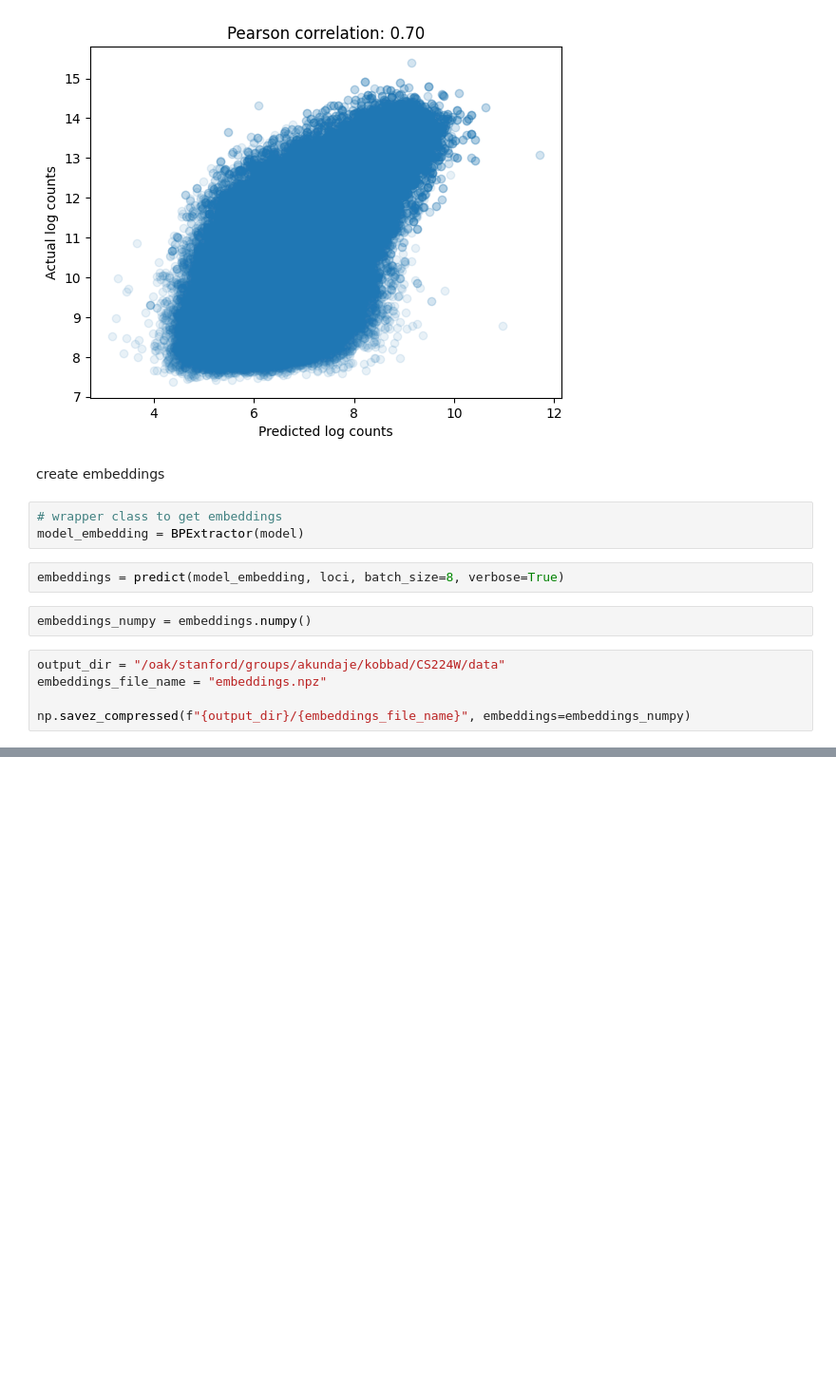
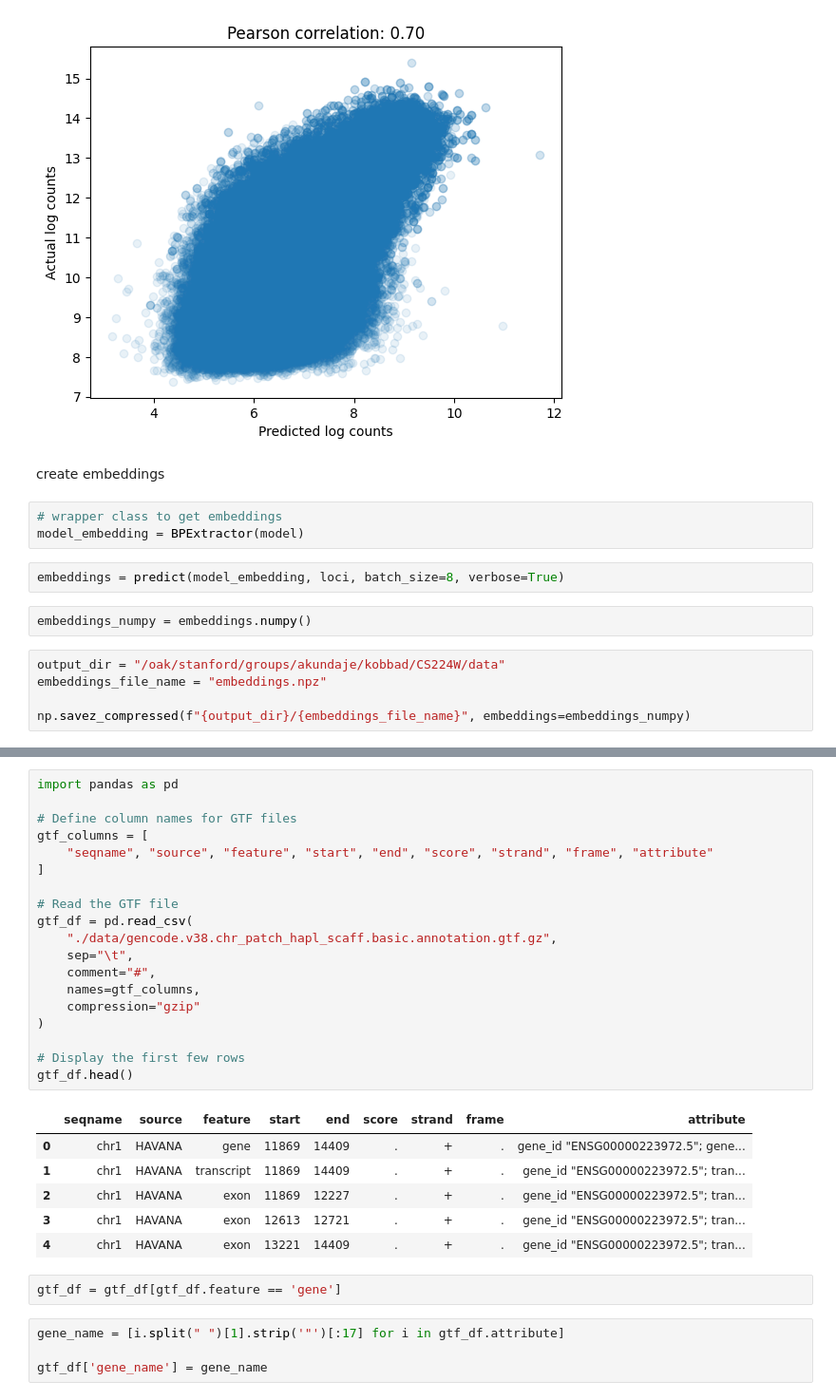
Before and after one commit to kyshih/CS224W, a Jupyter notebook: make_embeddings.ipynb, the cells around one changed output, grey strips where cells are left out. Shown: that part at 95% size. Saved outputs shown, nothing was run; the diff lists cells and outputs as text; blank space fills up the shorter version.

```diff
--- a/make_embeddings.ipynb
+++ b/make_embeddings.ipynb
@@ -54,0 +81,32 @@ np.savez_compressed(f"{output_dir}/{embeddings_file_name}", embeddings=embedding
+# %%
+import pandas as pd
+
+# Define column names for GTF files
+gtf_columns = [
+    "seqname", "source", "feature", "start", "end", "score", "strand", "frame", "attribute"
+]
+
+# Read the GTF file
+gtf_df = pd.read_csv(
+    "./data/gencode.v38.chr_patch_hapl_scaff.basic.annotation.gtf.gz",
+    sep="\t",
+    comment="#",
+    names=gtf_columns,
+    compression="gzip"
+)
+
+# Display the first few rows
+gtf_df.head()
+# %% [output]
+|  | seqname | source | feature | start | end | score | strand | frame | attribute |
+| 0 | chr1 | HAVANA | gene | 11869 | 14409 | . | + | . | gene_id "ENSG00000223972.5"; gene... |
+| 1 | chr1 | HAVANA | transcript | 11869 | 14409 | . | + | . | gene_id "ENSG00000223972.5"; tran... |
+| 2 | chr1 | HAVANA | exon | 11869 | 12227 | . | + | . | gene_id "ENSG00000223972.5"; tran... |
+| 3 | chr1 | HAVANA | exon | 12613 | 12721 | . | + | . | gene_id "ENSG00000223972.5"; tran... |
+| 4 | chr1 | HAVANA | exon | 13221 | 14409 | . | + | . | gene_id "ENSG00000223972.5"; tran... |
+# %%
+gtf_df = gtf_df[gtf_df.feature == 'gene']
+# %%
+gene_name = [i.split(" ")[1].strip('"')[:17] for i in gtf_df.attribute]
+
+gtf_df['gene_name'] = gene_name
```
Also changed, not shown: parts of 31 cells of this notebook, 2 other files.
